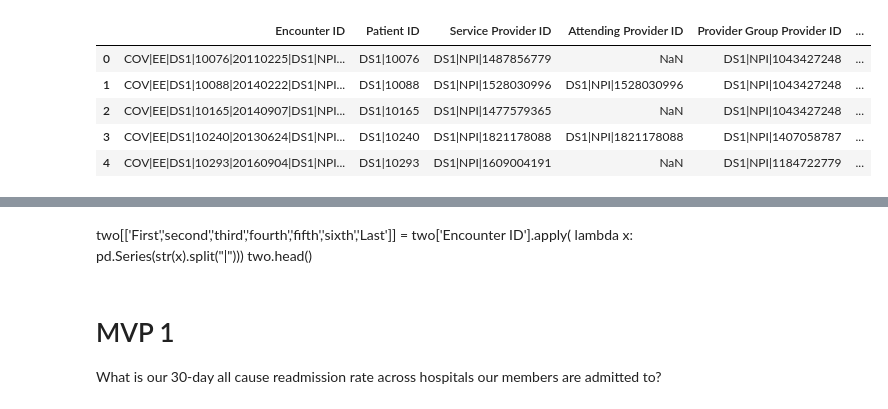
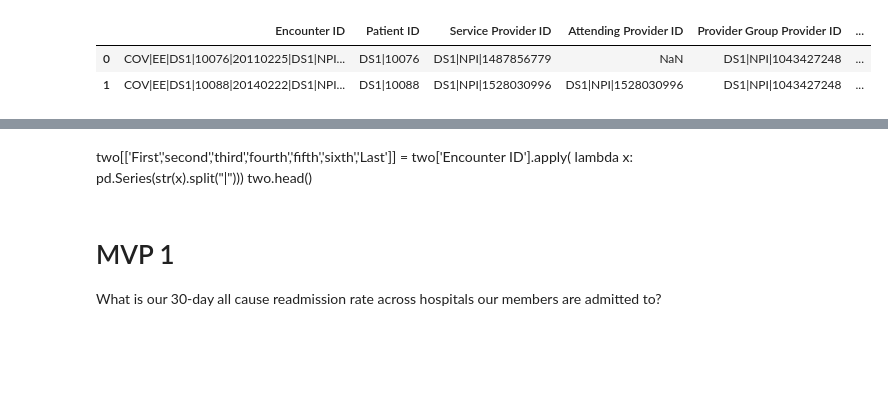
Before and after one commit to tipearso/hospital-readmissions, a Jupyter notebook: notebooks/plots.ipynb, the cells around one changed output, grey strips where cells are left out. Saved outputs shown, nothing was run; the diff lists cells and outputs as text; code cells hidden in the pictures; blank space fills up the shorter version.

```diff
--- a/notebooks/plots.ipynb
+++ b/notebooks/plots.ipynb
@@ -11,12 +11,9 @@ pd.set_option('display.max_columns', None)
 # %%
 mem = pd.read_csv('../data/NSS_GreatCare_Members.csv')
 adm = pd.read_csv('../data/NSS_Hospital_Inpatient_Admissions.csv')
 pcp = pd.read_csv('../data/NSS_PrimaryCare_Office_Visits.csv', low_memory = False)
-pcp.head(5)
+pcp.head(2)
 # %% [output]
 |  | Encounter ID | Patient ID | Service Provider ID | Attending Provider ID | Provider Group Provider ID | ... |
 | 0 | COV|EE|DS1|10076|20110225|DS1|NPI... | DS1|10076 | DS1|NPI|1487856779 | NaN | DS1|NPI|1043427248 | ... |
 | 1 | COV|EE|DS1|10088|20140222|DS1|NPI... | DS1|10088 | DS1|NPI|1528030996 | DS1|NPI|1528030996 | DS1|NPI|1043427248 | ... |
-| 2 | COV|EE|DS1|10165|20140907|DS1|NPI... | DS1|10165 | DS1|NPI|1477579365 | NaN | DS1|NPI|1043427248 | ... |
-| 3 | COV|EE|DS1|10240|20130624|DS1|NPI... | DS1|10240 | DS1|NPI|1821178088 | DS1|NPI|1821178088 | DS1|NPI|1407058787 | ... |
-| 4 | COV|EE|DS1|10293|20160904|DS1|NPI... | DS1|10293 | DS1|NPI|1609004191 | NaN | DS1|NPI|1184722779 | ... |
```
Also changed, not shown: parts of 13 cells of this notebook, 3 other files.
